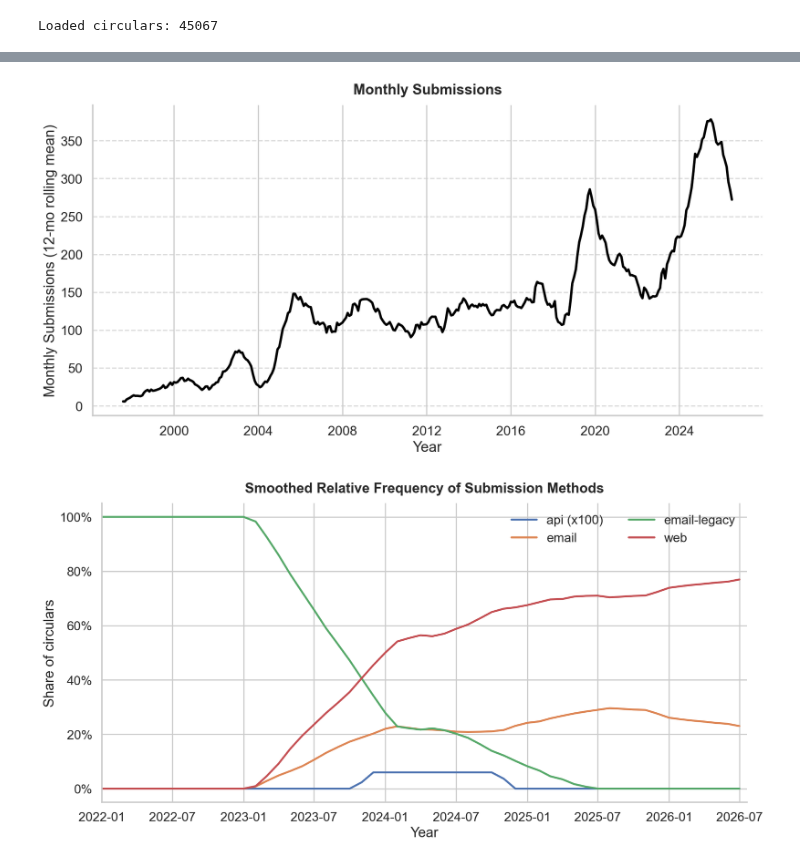
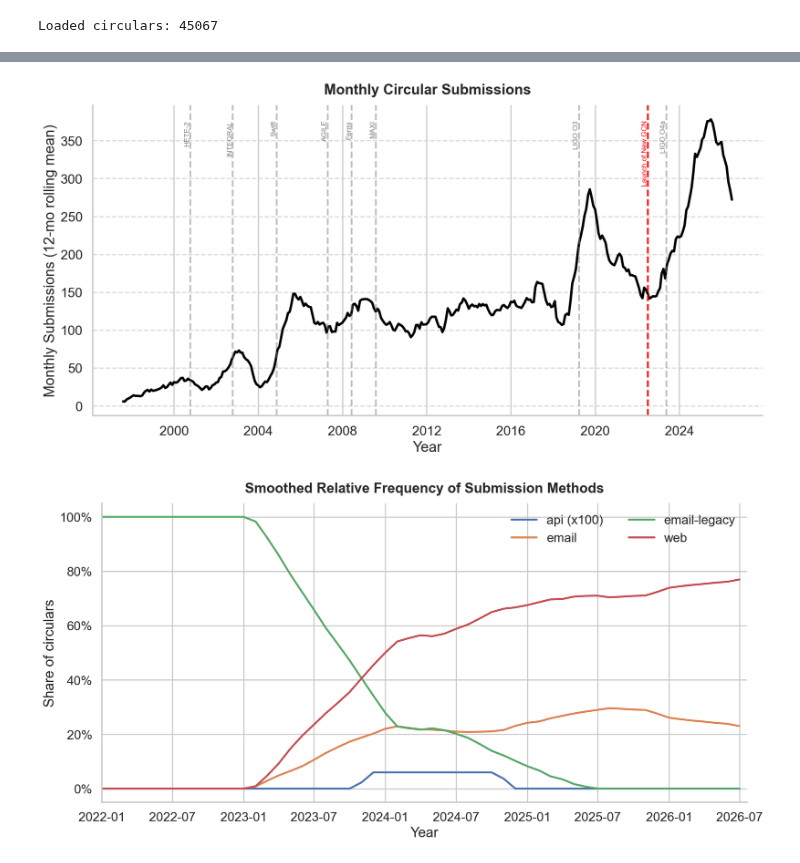
Before and after one commit to tylerbarna/gcn-regex, a Jupyter notebook: misc.ipynb, the cells around one changed output, grey strips where cells are left out. Saved outputs shown, nothing was run; the diff lists cells and outputs as text; code cells hidden in the pictures.

Commit message:
Add circular submissions plot with mission list

```diff
--- a/misc.ipynb
+++ b/misc.ipynb
@@ -110,7 +110,7 @@ submit_counts_total = submit_counts.sum(axis=1)
 submit_counts_total_rolling = submit_counts_total.rolling(window=12, min_periods=1, center=True).mean()
 
 
-ax.set_title("Monthly Submissions", pad=14, weight="bold")
+ax.set_title("Monthly Circular Submissions", pad=14, weight="bold")
 ax.plot(
     submit_counts_total_rolling.index,
     submit_counts_total_rolling.values,
@@ -125,4 +125,45 @@ ax.grid(axis='y', linestyle='--', alpha=0.7)
 # ax.legend(ncol=2, frameon=False, loc="upper right")
 ax.spines["top"].set_visible(False)
 ax.spines["right"].set_visible(False)
+
+## various mission start dates relevant to GCN circulars
+mission_start_dates = {
+    "Swift": pd.Timestamp("2004-11-20"),
+    "Fermi": pd.Timestamp("2008-06-11"),
+    "INTEGRAL": pd.Timestamp("2002-10-17"),
+    "AGILE": pd.Timestamp("2007-04-23"),
+    "MAXI": pd.Timestamp("2009-08-03"),
+    "HETE-2": pd.Timestamp("2000-10-09"),
+    # "MASTER Network": pd.Timestamp("2010-10-01"),
+    "LIGO O3": pd.Timestamp("2019-04-01"),
+    "LIGO O4a": pd.Timestamp("2023-05-24"),
+    # "LIGO O4b": pd.Timestamp("2024-03-01"),
+    # "LIGO O4c": pd.Timestamp("2024-10-01"),
+    # "Launch of New GCN": pd.Timestamp("2022-07-01"),
+}
+
+for mission, start_date in mission_start_dates.items():
+    ax.axvline(start_date, color="gray", linestyle="--", alpha=0.5)
+    ax.text(
+        start_date,
+        ax.get_ylim()[1] * 0.95,
+        mission,
+        rotation=90,
+        verticalalignment="top",
+        horizontalalignment="right",
+        fontsize=9,
+        color="gray",
+    )
+
+ax.axvline(pd.Timestamp("2022-07-01"), color="red", linestyle="--", alpha=1)
+ax.text(
+    pd.Timestamp("2022-07-01"),
+    ax.get_ylim()[1] * 0.95,
+    "Launch of New GCN",
+    rotation=90,
+    verticalalignment="top",
+    horizontalalignment="right",
+    fontsize=9,
+    color="red",
+)
 # %% [output]
@@ -129,4 +171,4 @@ ax.spines["right"].set_visible(False)
-[figure, old version]
+[figure, new version]
 # %%
 ## relative frequency of submission method over time
 circulars_submit_df = pd.DataFrame.from_records(
```
Also changed, not shown: parts of 3 cells of this notebook.
